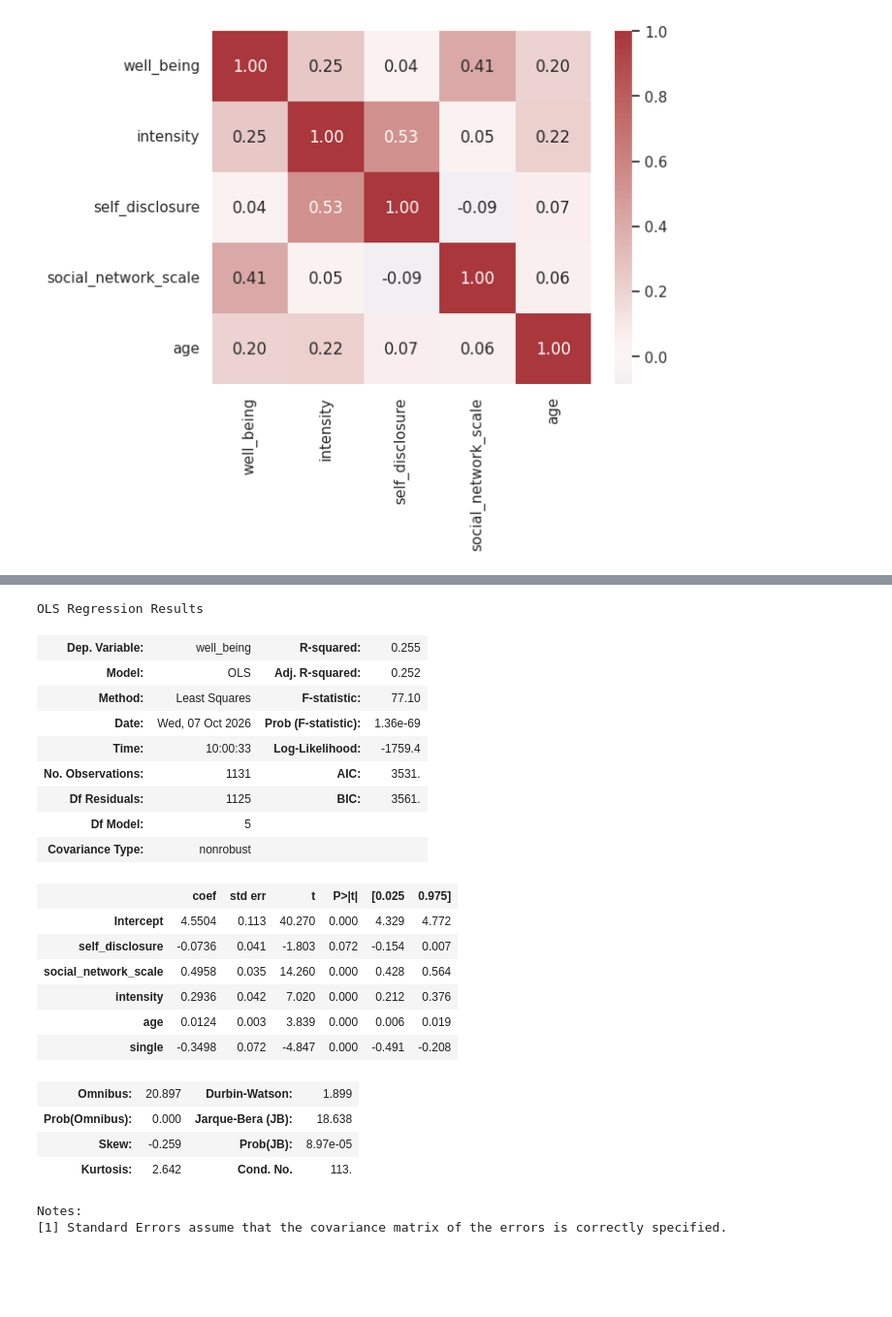
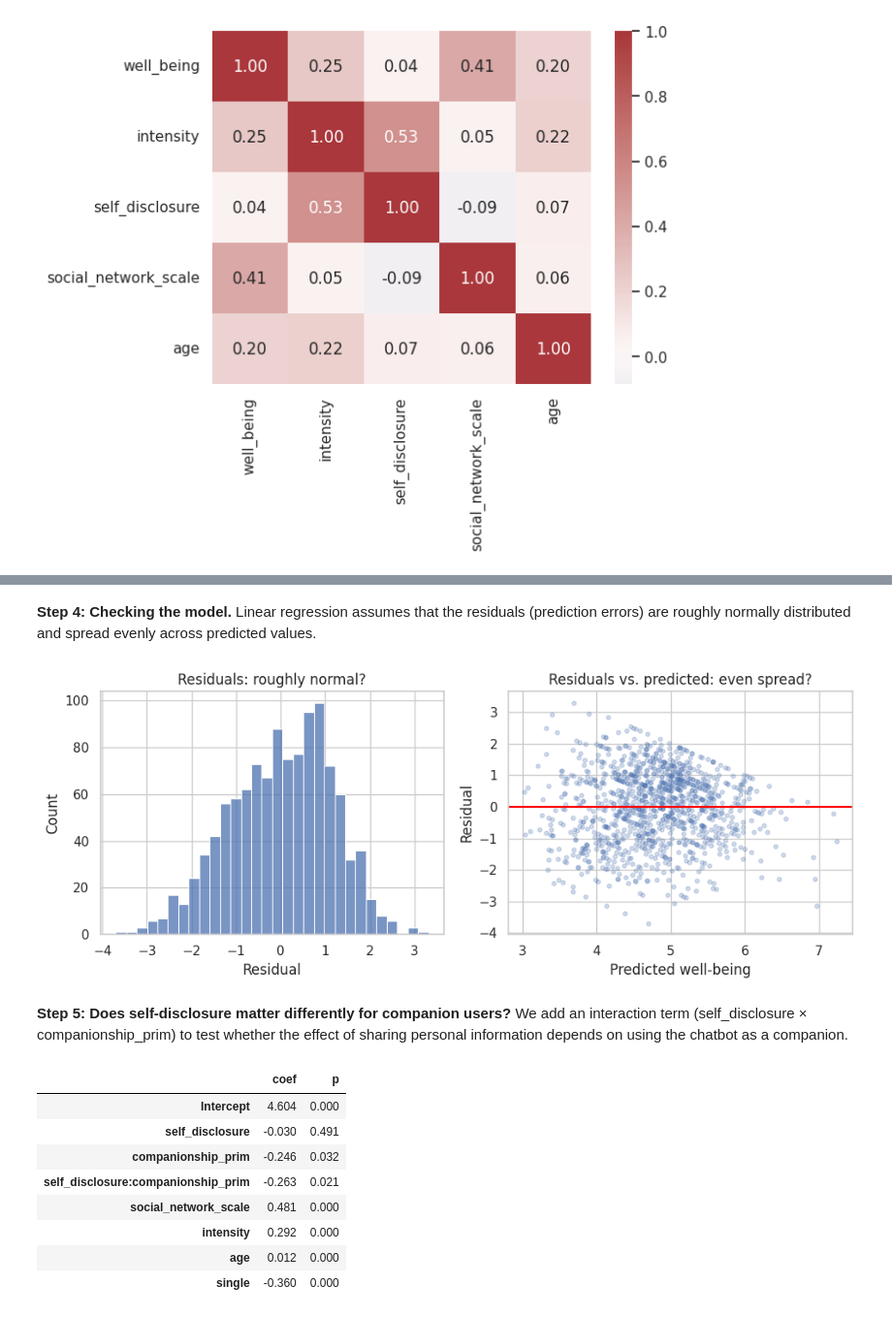
Before and after one commit to xMrTuffnut/ai-companion-wellbeing, a Jupyter notebook: notebooks/04_rq3_disclosure_network.ipynb, the cells around one changed output, grey strips where cells are left out. Shown at 97% size. Drawn from its saved outputs; the diff is of its cells as text; code cells hidden in the pictures; blank space fills up the shorter version.

```diff
--- a/notebooks/04_rq3_disclosure_network.ipynb
+++ b/notebooks/04_rq3_disclosure_network.ipynb
@@ -42,27 +89,32 @@ save_fig("rq3_corr_heatmap.png")
+# %% [markdown]
+**Step 4: Checking the model.** Linear regression assumes that the residuals (prediction errors) are roughly normally distributed and spread evenly across predicted values.
+# %%
+fig, axes = plt.subplots(1, 2, figsize=(10, 4))
+sns.histplot(model.resid, bins=30, ax=axes[0])
+axes[0].set_title("Residuals: roughly normal?")
+axes[0].set_xlabel("Residual")
+axes[1].scatter(model.fittedvalues, model.resid, alpha=0.25, s=12)
+axes[1].axhline(0, color="red")
+axes[1].set_title("Residuals vs. predicted: even spread?")
+axes[1].set_xlabel("Predicted well-being")
+axes[1].set_ylabel("Residual")
+plt.tight_layout()
+plt.show()
+# %% [output]
+[figure, added]
+# %% [markdown]
+**Step 5: Does self-disclosure matter differently for companion users?** We add an interaction term (self_disclosure × companionship_prim) to test whether the effect of sharing personal information depends on using the chatbot as a companion.
 # %%
-model = smf.ols("well_being ~ self_disclosure + social_network_scale + intensity + age + single", data=df).fit()
-model.summary()
+model2 = smf.ols("well_being ~ self_disclosure * companionship_prim + social_network_scale "
+                 "+ intensity + age + single", data=df).fit()
+pd.DataFrame({"coef": model2.params, "p": model2.pvalues}).round(3)
 # %% [output]
-OLS Regression Results
-| Dep. Variable: | well_being | R-squared: | 0.255 |
-| Model: | OLS | Adj. R-squared: | 0.252 |
-| Method: | Least Squares | F-statistic: | 77.10 |
-| Date: | Wed, 07 Oct 2026 | Prob (F-statistic): | 1.36e-69 |
-| Time: | 10:00:33 | Log-Likelihood: | -1759.4 |
-| No. Observations: | 1131 | AIC: | 3531. |
-| Df Residuals: | 1125 | BIC: | 3561. |
-| Df Model: | 5 |  |  |
-| Covariance Type: | nonrobust |  |  |
+|  | coef | p |
+| Intercept | 4.604 | 0.000 |
+| self_disclosure | -0.030 | 0.491 |
+| companionship_prim | -0.246 | 0.032 |
+| self_disclosure:companionship_prim | -0.263 | 0.021 |
+| social_network_scale | 0.481 | 0.000 |
+| intensity | 0.292 | 0.000 |
+| age | 0.012 | 0.000 |
+| single | -0.360 | 0.000 |
-|  | coef | std err | t | P>|t| | [0.025 | 0.975] |
-| Intercept | 4.5504 | 0.113 | 40.270 | 0.000 | 4.329 | 4.772 |
-| self_disclosure | -0.0736 | 0.041 | -1.803 | 0.072 | -0.154 | 0.007 |
-| social_network_scale | 0.4958 | 0.035 | 14.260 | 0.000 | 0.428 | 0.564 |
-| intensity | 0.2936 | 0.042 | 7.020 | 0.000 | 0.212 | 0.376 |
-| age | 0.0124 | 0.003 | 3.839 | 0.000 | 0.006 | 0.019 |
-| single | -0.3498 | 0.072 | -4.847 | 0.000 | -0.491 | -0.208 |
-| Omnibus: | 20.897 | Durbin-Watson: | 1.899 |
-| Prob(Omnibus): | 0.000 | Jarque-Bera (JB): | 18.638 |
-| Skew: | -0.259 | Prob(JB): | 8.97e-05 |
-| Kurtosis: | 2.642 | Cond. No. | 113. |
-Notes:
-[1] Standard Errors assume that the covariance matrix of the errors is correctly specified.
```
Also changed, not shown: parts of 7 cells of this notebook.
